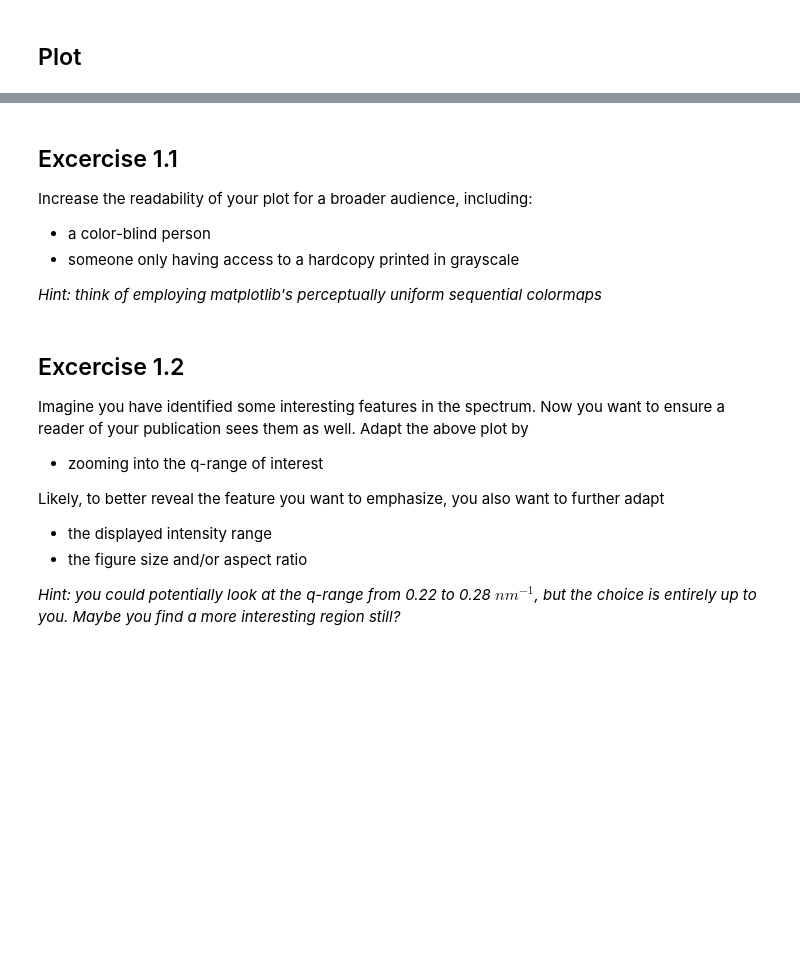
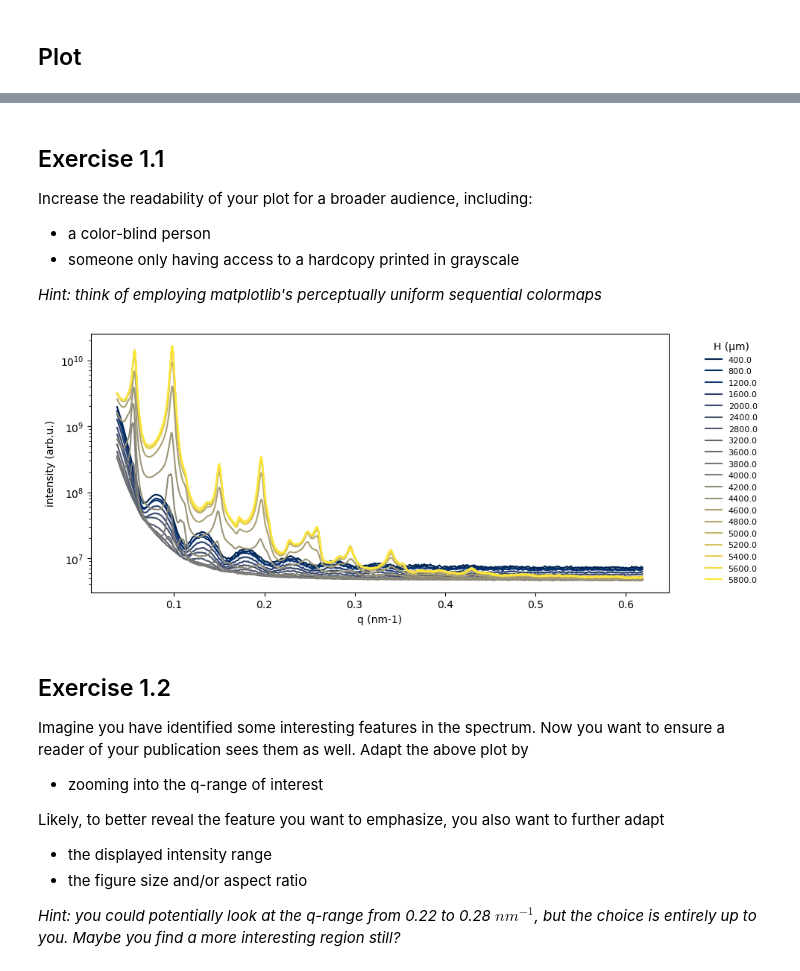
Before and after one commit to simonboehme/data-visualization-intro, a Jupyter notebook: 42_SAXS_height_dependence_Wang.ipynb, the cells around one changed output, grey strips where cells are left out. Cells and saved outputs as stored; diff of their text form; code cells hidden in the pictures; blank space fills up the shorter version.

```diff
--- a/42_SAXS_height_dependence_Wang.ipynb
+++ b/42_SAXS_height_dependence_Wang.ipynb
@@ -144,5 +118,5 @@ In a second set of exercises (2.1-2.3), we explore whether other plot types (suc
 # %% [markdown]
-## Excercise 1.1
+## Exercise 1.1
 
 Increase the readability of your plot for a broader audience, including:
 -  a color-blind person
@@ -151,8 +125,38 @@ Increase the readability of your plot for a broader audience, including:
 _Hint: think of employing matplotlib's perceptually uniform sequential colormaps_
 # %%
 # Add your solution here ...
+# %%
+# Create the figure and axis
+figsize = (10, 4.5)     # set the figure size, e.g., (3, 8) for a vertically extended plot or (8, 3) for a horizontally extended plot
+fig, ax = plt.subplots(1, 1, figsize=figsize)
+
+# Choose a color scheme for the traces
+# Plot using trace colors taken from a colormap. Here are some possible choices:
+# - for perceptually uniform sequential colormaps:      "viridis", "plasma", "inferno", "magma", "cividis"
+# - for diverging colormaps:                            "coolwarm", "bwr", "seismic", "berlin", "managua", "PiYG", "PRGn", "BrBG", "PuOr", and many more
+# - for colormaps alluding to the visible spectrum:     "Spectral", "rainbow", "jet", "turbo", and several more
+cmap = plt.get_cmap("cividis")                      # choose a colormap. "Cividis" is a good choice for colorblind-friendly plots and also works well in black and white prints.
+colors = cmap(np.linspace(0, 1, y_data.shape[1]))   # generate colors for each trace in y_data
+
+# NOTE: Instead of using a suitable matplotlib colormap, an alternative solution would be to adapt the matplotlib plotting style
+# matplotlib.style.use("seaborn-v0_8-colorblind")      # you can see the available styles by running `plt.style.available`. Some colorblind-friendly styles are "seaborn-v0_8-colorblind" or "tableau-colorblind10". # matplotlib.style.use("default") would reset it to the default style
+
+# Plot the data
+for i in range(y_data.shape[1]):
+    ax.plot(x_data, y_data[:, i], label=z_label_traces[i], color=colors[i])
+
+# Apply some more cosmetics
+ax.set_yscale("log")  # Set y-axis to logarithmic scale
+ax.set_xlabel(x_label)  # Set x-axis label
+ax.set_ylabel(y_label)  # Set y-axis label
+ax.legend(title=z_label_legend, bbox_to_anchor=(1.05, 1), loc='upper left', fontsize=8)     # Add a legend outside the plot
+
+# Save the figure
+fig.savefig("figure_42_SAXS_1D_inclusive.png", dpi=300, bbox_inches="tight")
+# %% [output]
+[figure, added]
 # %% [markdown]
-## Excercise 1.2
+## Exercise 1.2
 
 Imagine you have identified some interesting features in the spectrum. Now you want to ensure a reader of your publication sees them as well. Adapt the above plot by
 -  zooming into the q-range of interest
```
Also changed, not shown: parts of 18 cells of this notebook, 9 other files.
